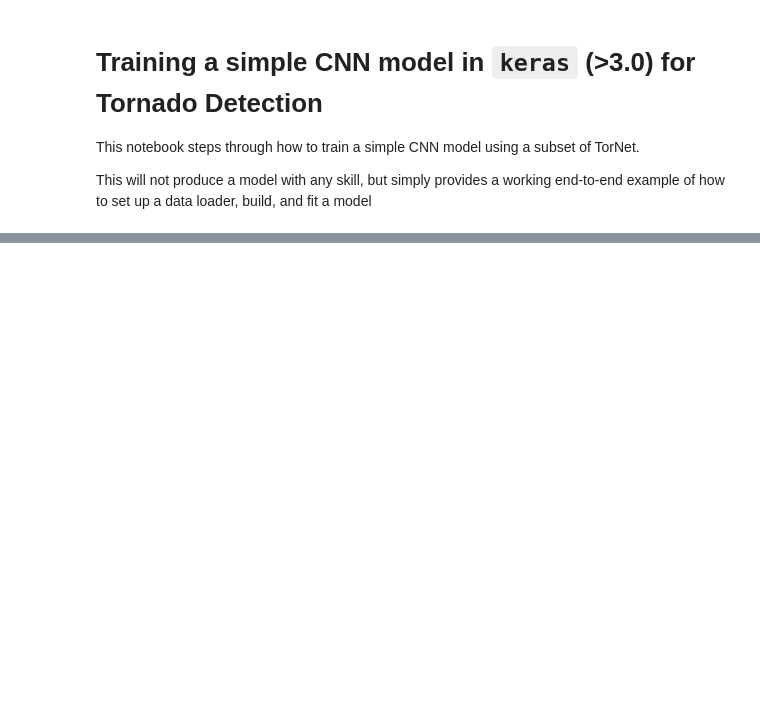
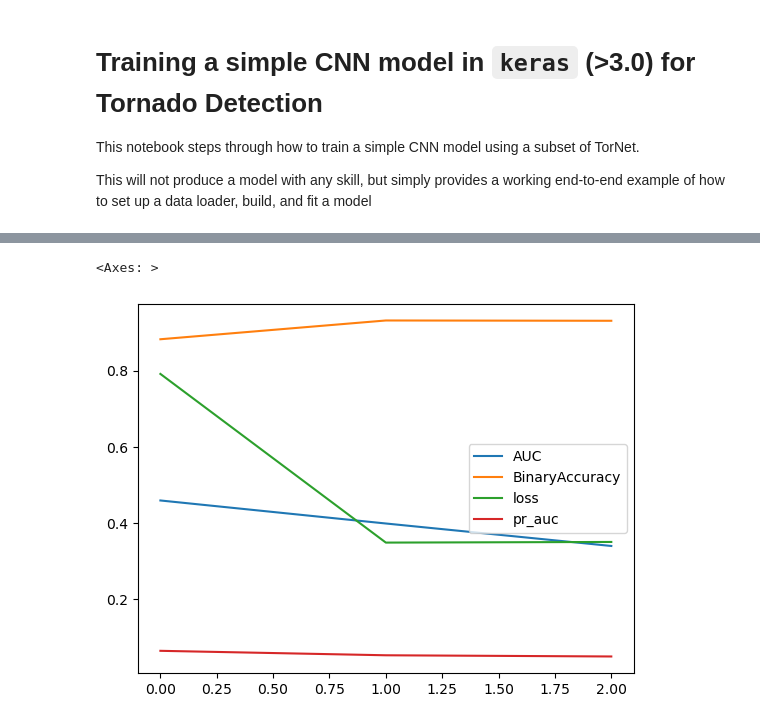
Before and after one commit to Higgs32584/tornet-Higgins, a Jupyter notebook: notebooks/ModelTraining_keras.ipynb, the cells around one changed output, grey strips where cells are left out. Saved outputs shown, nothing was run; the diff lists cells and outputs as text; code cells hidden in the pictures; blank space fills up the shorter version.

```diff
--- a/notebooks/ModelTraining_keras.ipynb
+++ b/notebooks/ModelTraining_keras.ipynb
@@ -31,7 +29,7 @@ from tornet.data.keras.loader import KerasDataLoader
 data_root = "C:/Users/mjhig/tornet_2013"
 ds = KerasDataLoader(data_root=data_root,
                      data_type='train',
-                     years=[2013,2014],
+                     years=[2013,2014,2015,2016,2017,2018],
                      batch_size = 128,
                      workers = 4,
                      use_multiprocessing = True)
@@ -87,4 +263,31 @@ model.compile(loss=loss, optimizer=opt)
 # %%
 # Train
+from tensorflow.keras.metrics import AUC, Precision, Recall,BinaryAccuracy
+from tensorflow.keras.losses import BinaryCrossentropy
+from tensorflow.keras.optimizers import Adam,AdamW
+from keras.callbacks import EarlyStopping
 # steps_per_epoch=10 for demo purposes
-history=model.fit(ds,epochs=3,steps_per_epoch=10)
+early_stopping = EarlyStopping(
+    monitor='pr_auc',
+    patience=2,
+    mode='max',
+    restore_best_weights=True
+)
+loss=BinaryCrossentropy()
+opt= AdamW(learning_rate=0.001)
+metrics = [AUC(from_logits=True,name='AUC'),
+          AUC(curve='PR',name='PR_AUC'),
+        BinaryAccuracy(name='BinaryAccuracy'),
+           ]
+# Recompile the model with additional metrics
+model.compile(
+    optimizer=opt,
+    loss=loss,
+    metrics=[
+        AUC(curve='PR', name='pr_auc'),
+        AUC(name='AUC'),
+        BinaryAccuracy(name='BinaryAccuracy')
+    ])
+
+# Train the model
+history = model.fit(ds, epochs=20, steps_per_epoch=10, callbacks=[early_stopping])
@@ -91,7 +303,10 @@ history=model.fit(ds,epochs=3,steps_per_epoch=10)
 # %%
 history_df = pd.DataFrame(history.history)
 # Start the plot at epoch 5. You can change this to get a different view.
-history_df.loc[5:, ['loss']].plot()
+history_df.plot()
+# %% [output]
+<Axes: >
+[figure, added]
 # %%
 # Build a test set
 ds_test = KerasDataLoader(data_root=data_root,
```
Also changed, not shown: parts of 8 cells of this notebook, 11 other files.
